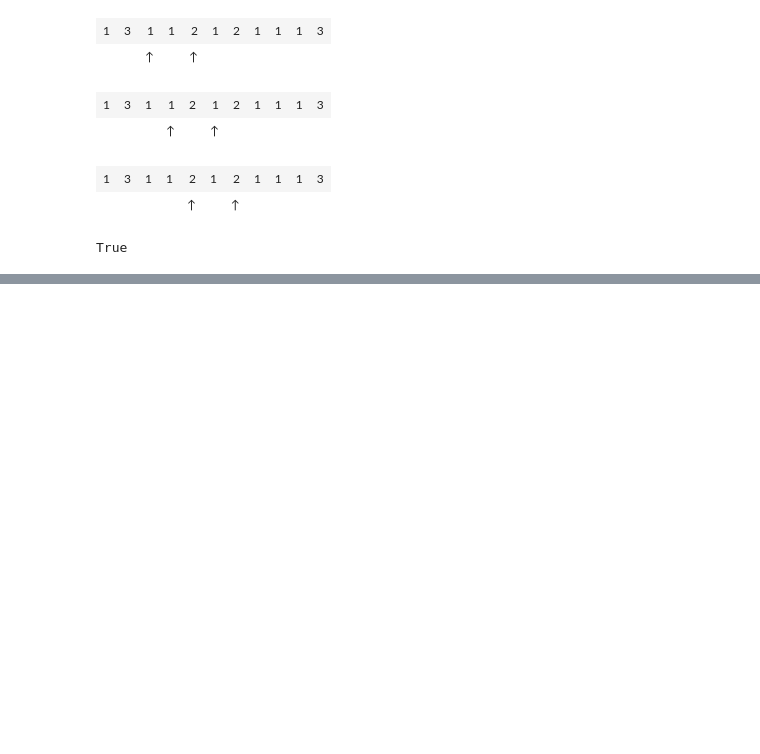
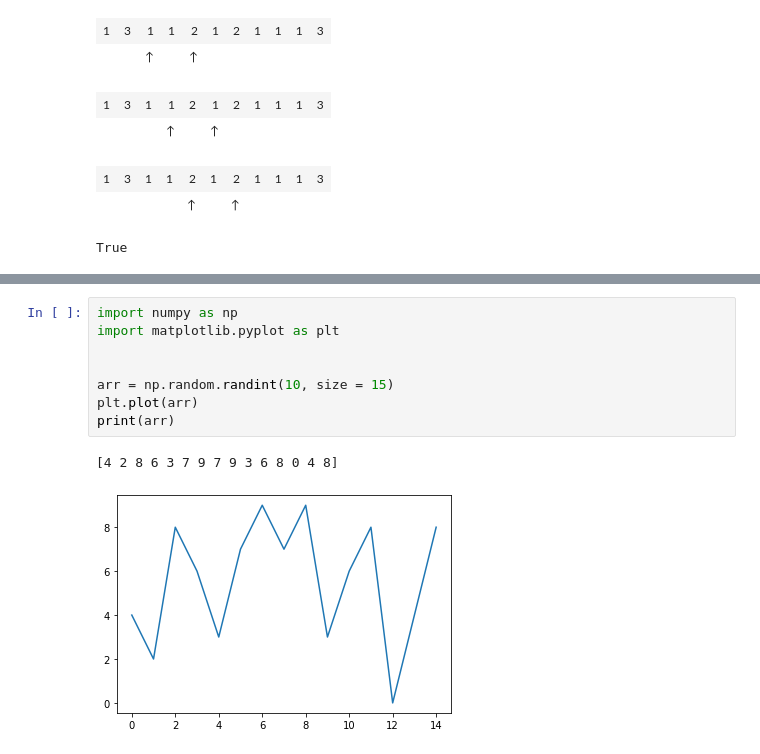
Before and after one commit to fbeilstein/algorithms, a Jupyter notebook: arrays.ipynb, the cells around one changed output, grey strips where cells are left out. Saved outputs shown, nothing was run; the diff lists cells and outputs as text; blank space fills up the shorter version.

```diff
--- a/arrays.ipynb
+++ b/arrays.ipynb
@@ -495,0 +507,11 @@ True
+# %%
+import numpy as np
+import matplotlib.pyplot as plt
+
+
+arr = np.random.randint(10, size = 15)
+plt.plot(arr)
+print(arr)
+# %% [output]
+[4 2 8 6 3 7 9 7 9 3 6 8 0 4 8]
+[figure, added]
```
Also changed, not shown: parts of 2 cells of this notebook.
